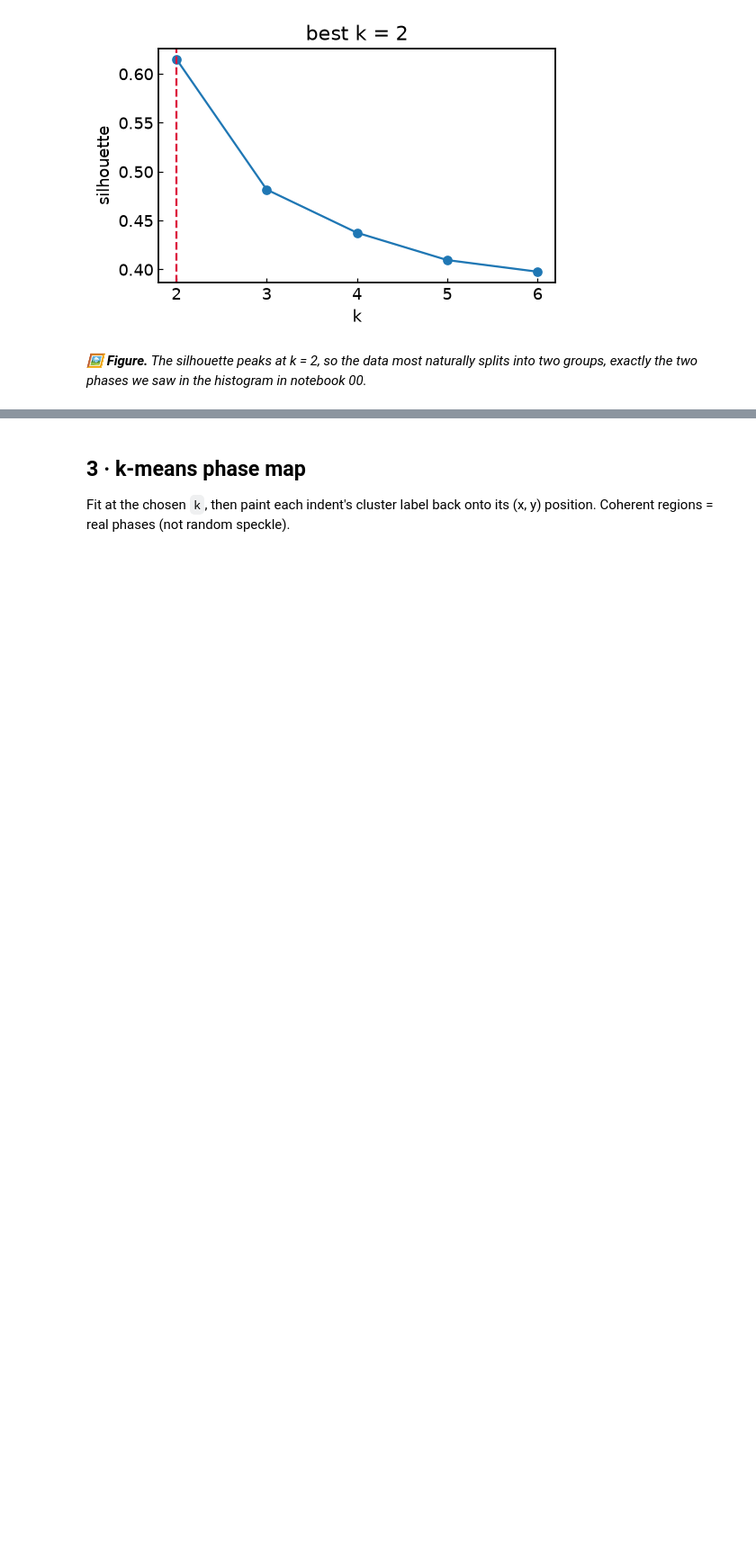
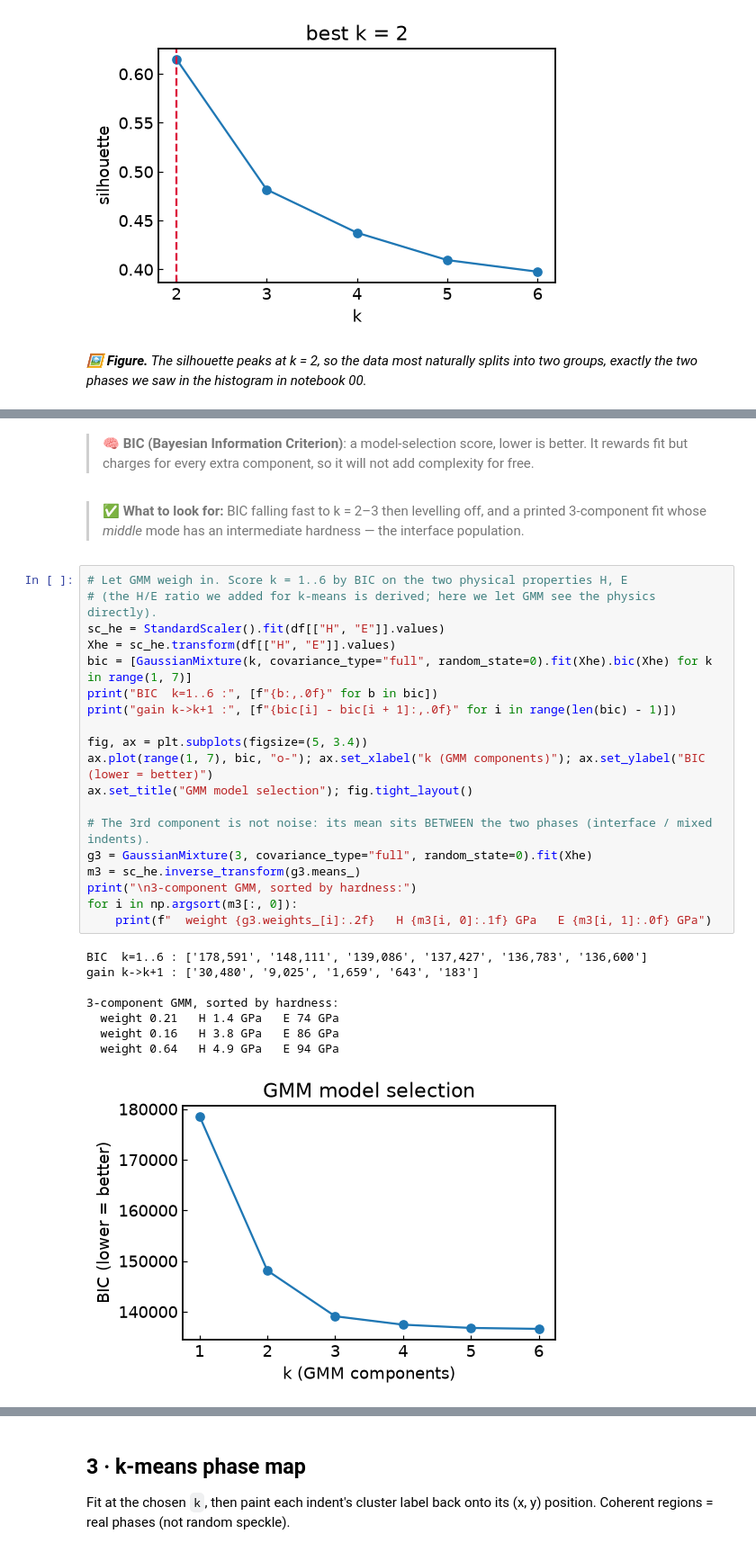
Before and after one commit to edrossi93/mecanano-ml-nanomechanics, a Jupyter notebook: notebooks/02_clustering_phases.ipynb, the cells around one changed output, grey strips where cells are left out. Shown at 90% size. Cells and saved outputs as stored; diff of their text form; blank space fills up the shorter version.

```diff
--- a/notebooks/02_clustering_phases.ipynb
+++ b/notebooks/02_clustering_phases.ipynb
@@ -118,0 +125,32 @@ silhouettes: [0.615 0.482 0.438 0.41  0.398]
+# %% [markdown]
+> 🧠 **BIC (Bayesian Information Criterion)**: a model-selection score, lower is better. It rewards fit but charges for every extra component, so it will not add complexity for free.
+# %% [markdown]
+> ✅ **What to look for:** BIC falling fast to k = 2–3 then levelling off, and a printed 3-component fit whose *middle* mode has an intermediate hardness — the interface population.
+# %%
+# Let GMM weigh in. Score k = 1..6 by BIC on the two physical properties H, E
+# (the H/E ratio we added for k-means is derived; here we let GMM see the physics directly).
+sc_he = StandardScaler().fit(df[["H", "E"]].values)
+Xhe = sc_he.transform(df[["H", "E"]].values)
+bic = [GaussianMixture(k, covariance_type="full", random_state=0).fit(Xhe).bic(Xhe) for k in range(1, 7)]
+print("BIC  k=1..6 :", [f"{b:,.0f}" for b in bic])
+print("gain k->k+1 :", [f"{bic[i] - bic[i + 1]:,.0f}" for i in range(len(bic) - 1)])
+
+fig, ax = plt.subplots(figsize=(5, 3.4))
+ax.plot(range(1, 7), bic, "o-"); ax.set_xlabel("k (GMM components)"); ax.set_ylabel("BIC (lower = better)")
+ax.set_title("GMM model selection"); fig.tight_layout()
+
+# The 3rd component is not noise: its mean sits BETWEEN the two phases (interface / mixed indents).
+g3 = GaussianMixture(3, covariance_type="full", random_state=0).fit(Xhe)
+m3 = sc_he.inverse_transform(g3.means_)
+print("\n3-component GMM, sorted by hardness:")
+for i in np.argsort(m3[:, 0]):
+    print(f"  weight {g3.weights_[i]:.2f}   H {m3[i, 0]:.1f} GPa   E {m3[i, 1]:.0f} GPa")
+# %% [output]
+BIC  k=1..6 : ['178,591', '148,111', '139,086', '137,427', '136,783', '136,600']
+gain k->k+1 : ['30,480', '9,025', '1,659', '643', '183']
+
+3-component GMM, sorted by hardness:
+  weight 0.21   H 1.4 GPa   E 74 GPa
+  weight 0.16   H 3.8 GPa   E 86 GPa
+  weight 0.64   H 4.9 GPa   E 94 GPa
+[figure, added]
```
Also changed, not shown: parts of 6 cells of this notebook, 1 other file.
